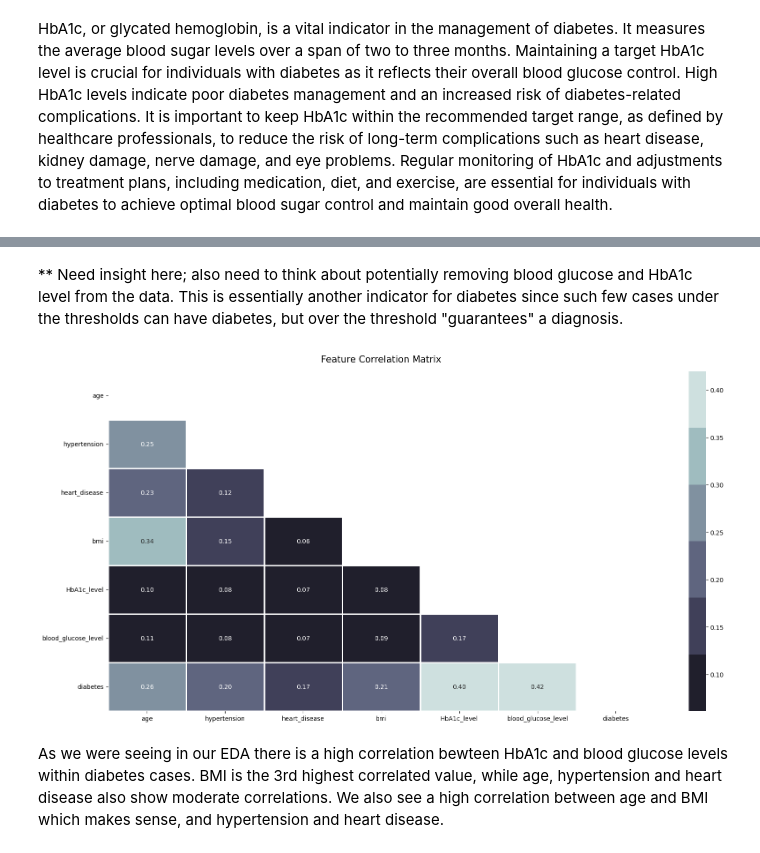
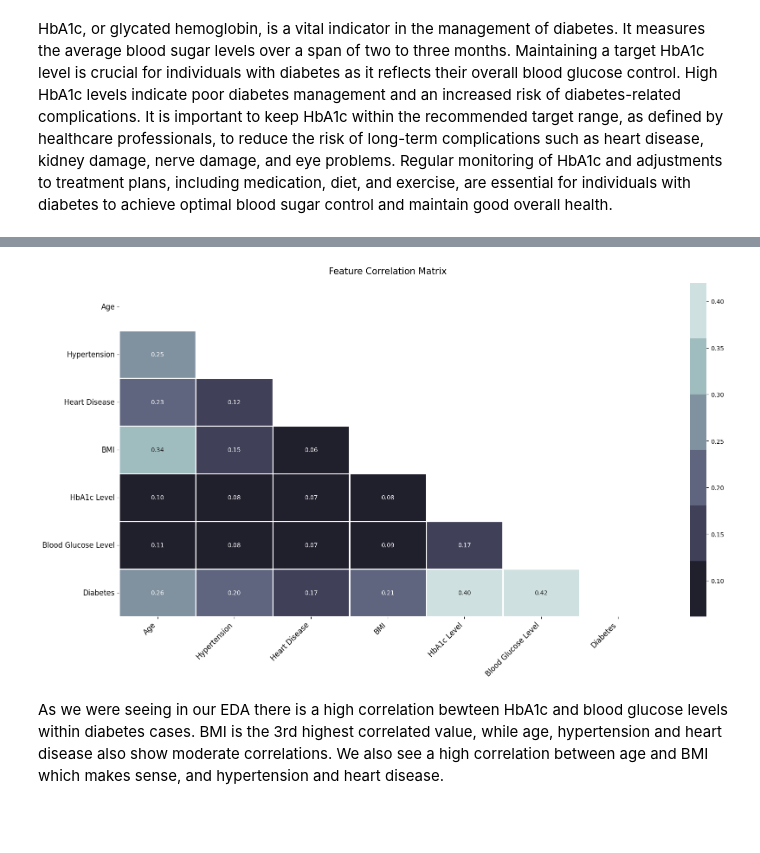
Before and after one commit to heathlikethecandybar/phase_5, a Jupyter notebook: phase_5_notebook.ipynb, the cells around one changed output, grey strips where cells are left out. Saved outputs shown, nothing was run; the diff lists cells and outputs as text; code cells hidden in the pictures; blank space fills up the shorter version.

```diff
--- a/phase_5_notebook.ipynb
+++ b/phase_5_notebook.ipynb
@@ -401,17 +428,21 @@ mini_bar('blood_glucose_level', 'diabetes', 'Blood Glucose Level', '% of Diabete
-# %% [markdown]
-** Need insight here; also need to think about potentially removing blood glucose and HbA1c level from the data.  This is essentially another indicator for diabetes since such few cases under the thresholds can have diabetes, but over the threshold "guarantees" a diagnosis.
 # %%
 #creating a heatmap to look at colinearity and potential categories that will lead to churn prediction.
-
 corr = df.corr()
 
-fix, ax = plt.subplots(figsize = (20,10))
+fix, ax = plt.subplots(figsize=(20, 10))
 matrix = np.triu(corr)
 ax.set_title('Feature Correlation Matrix', pad=15, fontsize=15)
+
+# Define custom labels for the x-axis and y-axis
+labels = ['Age', 'Hypertension', 'Heart Disease', 'BMI', 'HbA1c Level', 'Blood Glucose Level', 'Diabetes']
+
 heatmap = sns.heatmap(corr, annot=True, cmap=pal, fmt='.2f', mask=matrix, linewidths=1)
+heatmap.set_xticklabels(labels, rotation=45, ha='right', fontsize=12)
+heatmap.set_yticklabels(labels, rotation=0, ha='right', fontsize=12)
+
 plt.show();
 # %% [output]
-[figure, old version]
+[figure, new version]
 # %% [markdown]
 As we were seeing in our EDA there is a high correlation bewteen HbA1c and blood glucose levels within diabetes cases.  BMI is the 3rd highest correlated value, while age, hypertension and heart disease also show moderate correlations.  We also see a high correlation between age and BMI which makes sense, and hypertension and heart disease.
 # %% [markdown]
```
Also changed, not shown: parts of 26 cells of this notebook.
